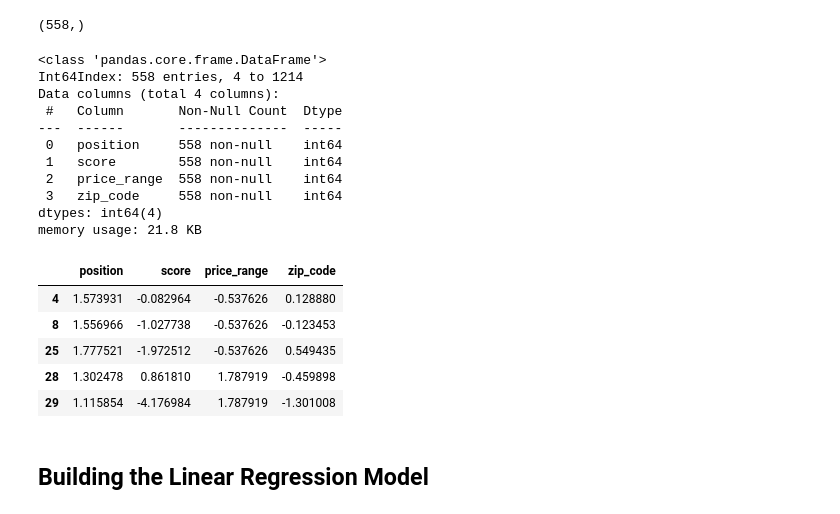
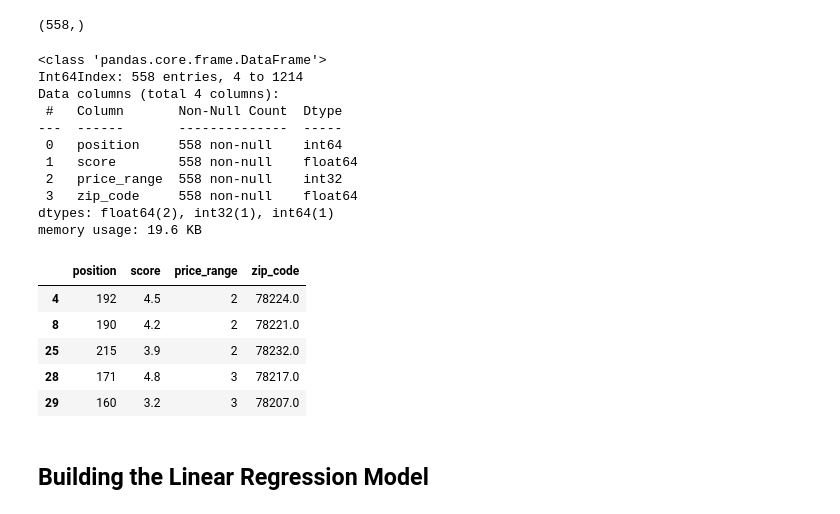
Before and after one commit to vmueller13/Project4_SanAntonioRestaurants, a Jupyter notebook: Restaurants_SanAntonio(after_cleaning).ipynb, the cells around one changed output. Saved outputs shown, nothing was run; the diff lists cells and outputs as text; code cells hidden in the pictures.

```diff
--- a/Restaurants_SanAntonio(after_cleaning).ipynb
+++ b/Restaurants_SanAntonio(after_cleaning).ipynb
@@ -253,7 +265,7 @@ from sklearn.model_selection import train_test_split
 X_train, X_test, y_train, y_test = train_test_split(X, y, random_state=42)
 # %%
 #Check DF info to see what types to call in scaler
-clean_copy.info()
+dummies.info()
 # %% [output]
 <class 'pandas.core.frame.DataFrame'>
 Int64Index: 558 entries, 4 to 1214
@@ -261,9 +273,9 @@ Data columns (total 4 columns):
  #   Column       Non-Null Count  Dtype
 ---  ------       --------------  -----
  0   position     558 non-null    int64
- 1   score        558 non-null    int64
- 2   price_range  558 non-null    int64
- 3   zip_code     558 non-null    int64
-dtypes: int64(4)
-memory usage: 21.8 KB
+ 1   score        558 non-null    float64
+ 2   price_range  558 non-null    int32
+ 3   zip_code     558 non-null    float64
+dtypes: float64(2), int32(1), int64(1)
+memory usage: 19.6 KB
 # %%
@@ -276,9 +287,0 @@ clean_copy[num_values1]=scaler.transform(clean_copy[num_values1])
-# %%
-clean_copy.head()
-# %% [output]
-|  | position | score | price_range | zip_code |
-| 4 | 1.573931 | -0.082964 | -0.537626 | 0.128880 |
-| 8 | 1.556966 | -1.027738 | -0.537626 | -0.123453 |
-| 25 | 1.777521 | -1.972512 | -0.537626 | 0.549435 |
-| 28 | 1.302478 | 0.861810 | 1.787919 | -0.459898 |
-| 29 | 1.115854 | -4.176984 | 1.787919 | -1.301008 |
@@ -285,3 +301,13 @@ clean_copy.head()
+# %%
+#scratch work
+dummies.head()
+# %% [output]
+|  | position | score | price_range | zip_code |
+| 4 | 192 | 4.5 | 2 | 78224.0 |
+| 8 | 190 | 4.2 | 2 | 78221.0 |
+| 25 | 215 | 3.9 | 2 | 78232.0 |
+| 28 | 171 | 4.8 | 3 | 78217.0 |
+| 29 | 160 | 3.2 | 3 | 78207.0 |
 # %% [markdown]
 ## Building the Linear Regression Model
 # %%
```
Also changed, not shown: parts of 11 cells of this notebook, 1 other file.
